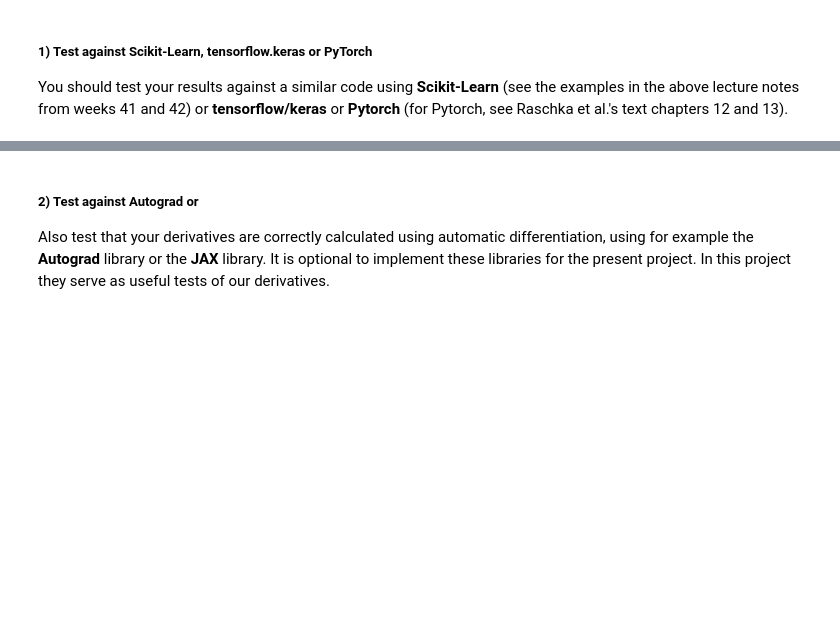
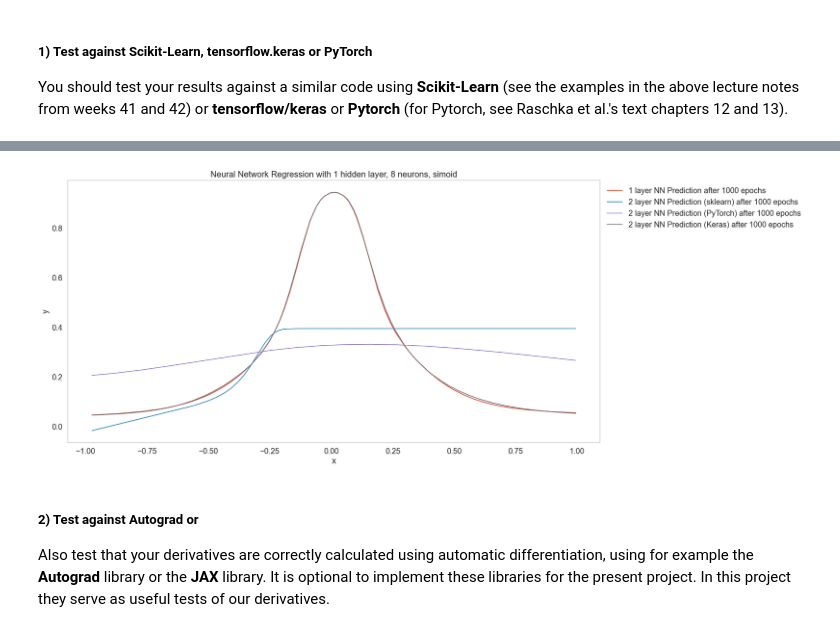
Before and after one commit to kjes4pres/Project_2_FYSSTK, a Jupyter notebook: Code/main/c.ipynb, the cells around one changed output, grey strips where cells are left out. Cells and saved outputs as stored; diff of their text form; code cells hidden in the pictures; blank space fills up the shorter version.

```diff
--- a/Code/main/c.ipynb
+++ b/Code/main/c.ipynb
@@ -525,3 +541,38 @@ plt.show()
+# %%
+# Ensure x_test is a 1D array
+x_test = x_test.flatten()  # Use .ravel() if you want to preserve a copy of the original array
+
+# Sort the data
+sorted_indices = np.argsort(x_test)
+x_sorted = x_test[sorted_indices]
+
+# Flatten y predictions to 1D
+y_sorted = {
+    "1 layer NN": y_pred[sorted_indices].flatten(),
+    "2 layer NN (sklearn)": y_pred_sklearn[sorted_indices].flatten(),
+    "2 layer NN (PyTorch)": y_pred_pytorch[sorted_indices].flatten(),
+    "2 layer NN (Keras)": y_pred_keras[sorted_indices].flatten(),
+}
+
+# Plotting
+plt.figure(figsize=(20, 8))
+plt.plot(x_sorted, y_sorted["1 layer NN"], "-", label="1 layer NN Prediction after 1000 epochs")
+plt.plot(x_sorted, y_sorted["2 layer NN (sklearn)"], "-", label="2 layer NN Prediction (sklearn) after 1000 epochs")
+plt.plot(x_sorted, y_sorted["2 layer NN (PyTorch)"], "-", label="2 layer NN Prediction (PyTorch) after 1000 epochs")
+plt.plot(x_sorted, y_sorted["2 layer NN (Keras)"], "-", label="2 layer NN Prediction (Keras) after 1000 epochs")
+
+plt.grid()
+plt.xlabel("x")
+plt.ylabel("y")
+plt.title("Neural Network Regression with 1 hidden layer, 8 neurons, simoid")
+
+# Move the legend outside of the plot
+plt.legend(loc='upper left', bbox_to_anchor=(1, 1), frameon=False)
+
+plt.tight_layout()  # Adjust layout to accommodate legend
+plt.show()
+# %% [output]
+[figure, added]
 # %% [markdown]
 ##### 2) Test against Autograd or
 
```
Also changed, not shown: parts of 15 cells of this notebook, 1 other file.
